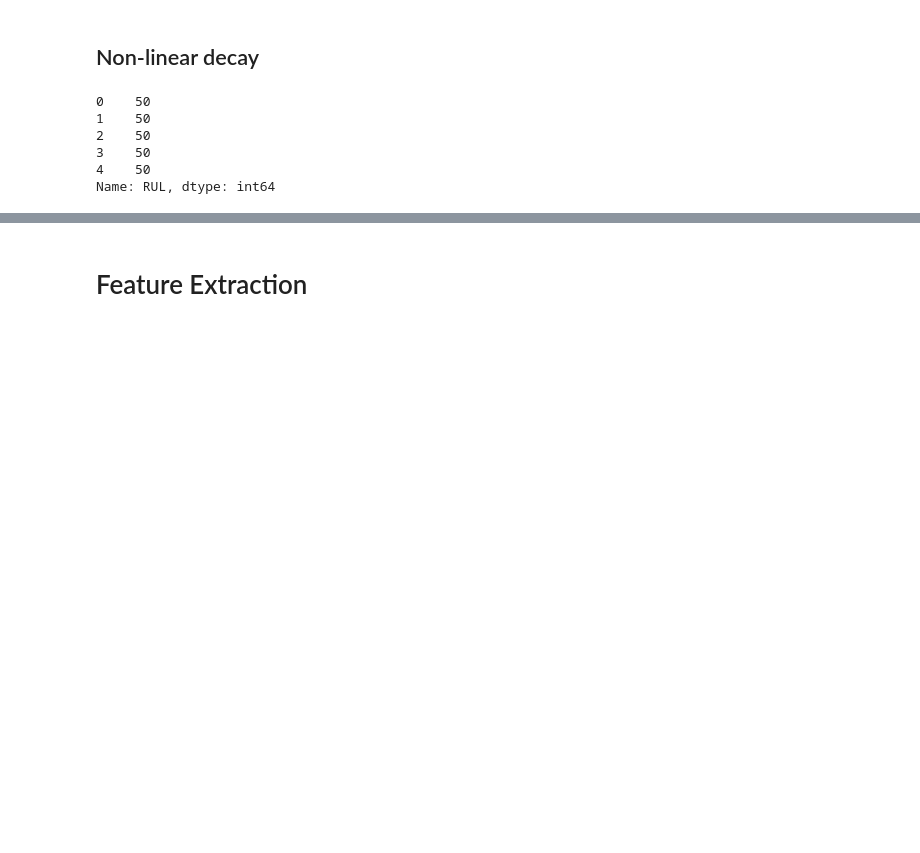
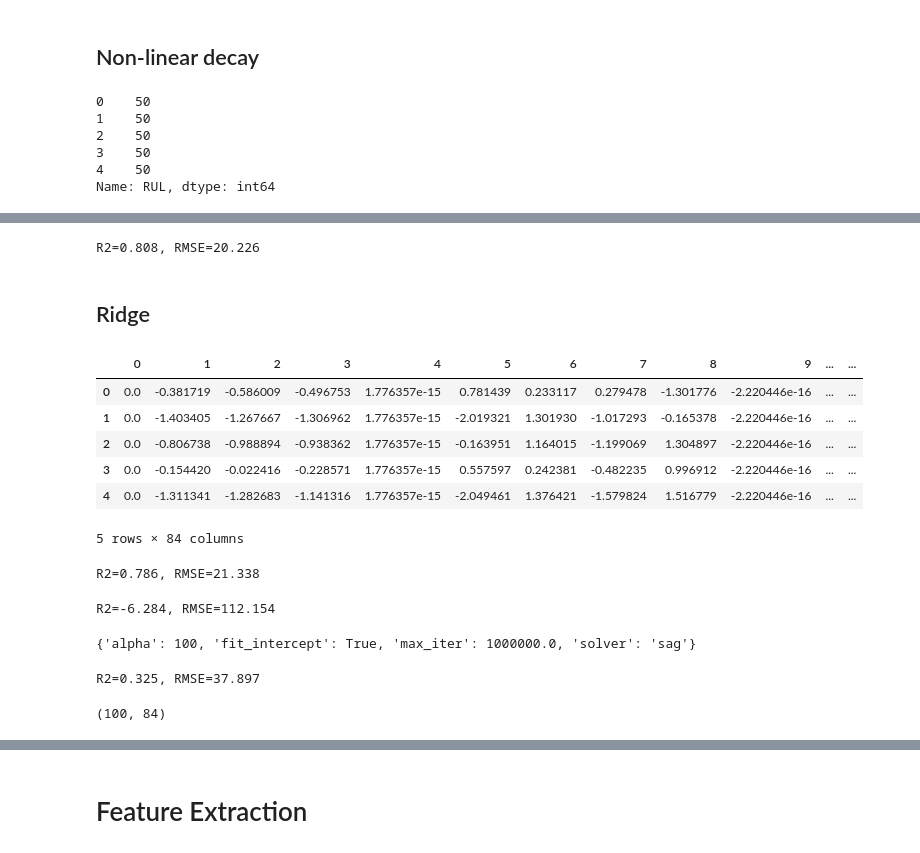
Before and after one commit to arthursl12/POC1, a Jupyter notebook: POC1_Turbofan.ipynb, the cells around one changed output, grey strips where cells are left out. Cells and saved outputs as stored; diff of their text form; code cells hidden in the pictures; blank space fills up the shorter version.

```diff
--- a/POC1_Turbofan.ipynb
+++ b/POC1_Turbofan.ipynb
@@ -162,3 +213,8 @@ train[index_cols+['RUL']].head()
 | 2 | 1 | 3 | 189 |
 | 3 | 1 | 4 | 188 |
 | 4 | 1 | 5 | 187 |
+# %%
+def compute_remaining_useful_life_only_last(df=train, unit_col='unit_number'):
+    grouped_by_unit = df.groupby(by=unit_col)
+    max_cycle = grouped_by_unit["time"].max()
+    return max_cycle
@@ -381,0 +426,3 @@ rmse(y_non_linear,model.predict(X_train))
+# %%
+X_train = extracted_df
+X_train.head()
@@ -381,0 +438,3 @@ rmse(y_non_linear,model.predict(X_train))
+# %%
+y_train = compute_remaining_useful_life_only_last()
+y_train.head()
@@ -381,0 +449,66 @@ rmse(y_non_linear,model.predict(X_train))
+# %%
+model = LinearRegression()
+model.fit(X_train, y_train)
+show_result(y_train, model.predict(X_train))
+# %% [output]
+R2=0.808, RMSE=20.226
+# %% [markdown]
+## Ridge
+# %%
+from sklearn.preprocessing import StandardScaler
+
+sc = StandardScaler()
+X_train_sc = sc.fit_transform(X_train)
+X_train_sc = pd.DataFrame(X_train_sc)
+X_train_sc.head()
+# %% [output]
+|  | 0 | 1 | 2 | 3 | 4 | 5 | 6 | 7 | 8 | 9 | ... | ... |
+| 0 | 0.0 | -0.381719 | -0.586009 | -0.496753 | 1.776357e-15 | 0.781439 | 0.233117 | 0.279478 | -1.301776 | -2.220446e-16 | ... | ... |
+| 1 | 0.0 | -1.403405 | -1.267667 | -1.306962 | 1.776357e-15 | -2.019321 | 1.301930 | -1.017293 | -0.165378 | -2.220446e-16 | ... | ... |
+| 2 | 0.0 | -0.806738 | -0.988894 | -0.938362 | 1.776357e-15 | -0.163951 | 1.164015 | -1.199069 | 1.304897 | -2.220446e-16 | ... | ... |
+| 3 | 0.0 | -0.154420 | -0.022416 | -0.228571 | 1.776357e-15 | 0.557597 | 0.242381 | -0.482235 | 0.996912 | -2.220446e-16 | ... | ... |
+| 4 | 0.0 | -1.311341 | -1.282683 | -1.141316 | 1.776357e-15 | -2.049461 | 1.376421 | -1.579824 | 1.516779 | -2.220446e-16 | ... | ... |
+5 rows × 84 columns
+# %%
+from sklearn.linear_model import Ridge
+
+model = Ridge(alpha=0.1, fit_intercept=True, solver='auto')
+model.fit(X_train_sc, y_train)
+show_result(y_train, model.predict(X_train_sc))
+# %% [output]
+R2=0.786, RMSE=21.338
+# %%
+show_result(y_test, model.predict(X_test_sc))
+# %% [output]
+R2=-6.284, RMSE=112.154
+# %%
+from sklearn.model_selection import GridSearchCV
+
+param_distributions = [{"alpha": [0.001,0.01,0.1,1,10,50,100,200,1000],
+                       "fit_intercept": [True,False],
+                       "solver": ['svd', 'cholesky', 'saga'],
+                       "max_iter":[1e3,1e4,1e5,1e6]
+                       },
+                       {"alpha": [0.001,0.01,0.1,1,10,50,100,200,1000],
+                       "fit_intercept": [True,False],
+                       "solver": ['lsqr', 'sparse_cg', 'sag'],
+                       "max_iter":[None,1e3,1e4,1e5,1e6,1e7,1e8]
+                       }]
+
+search = GridSearchCV(model, param_distributions, scoring='r2')
+search.fit(X_train_sc, y_train)
+search.best_params_
+# %% [output]
+{'alpha': 100, 'fit_intercept': True, 'max_iter': 1000000.0, 'solver': 'sag'}
+# %%
+model = Ridge(alpha=100, fit_intercept=True,max_iter=1000000, solver='sag')
+model.fit(X_train_sc, y_train)
+show_result(y_train, model.predict(X_train_sc))
+# %% [output]
+R2=0.325, RMSE=37.897
+# %%
+extracted_test = extract_basic_features(df=test)
+X_test_sc = sc.transform(extracted_test)
+X_test_sc.shape
+# %% [output]
+(100, 84)
```
Also changed, not shown: parts of 41 cells of this notebook.
